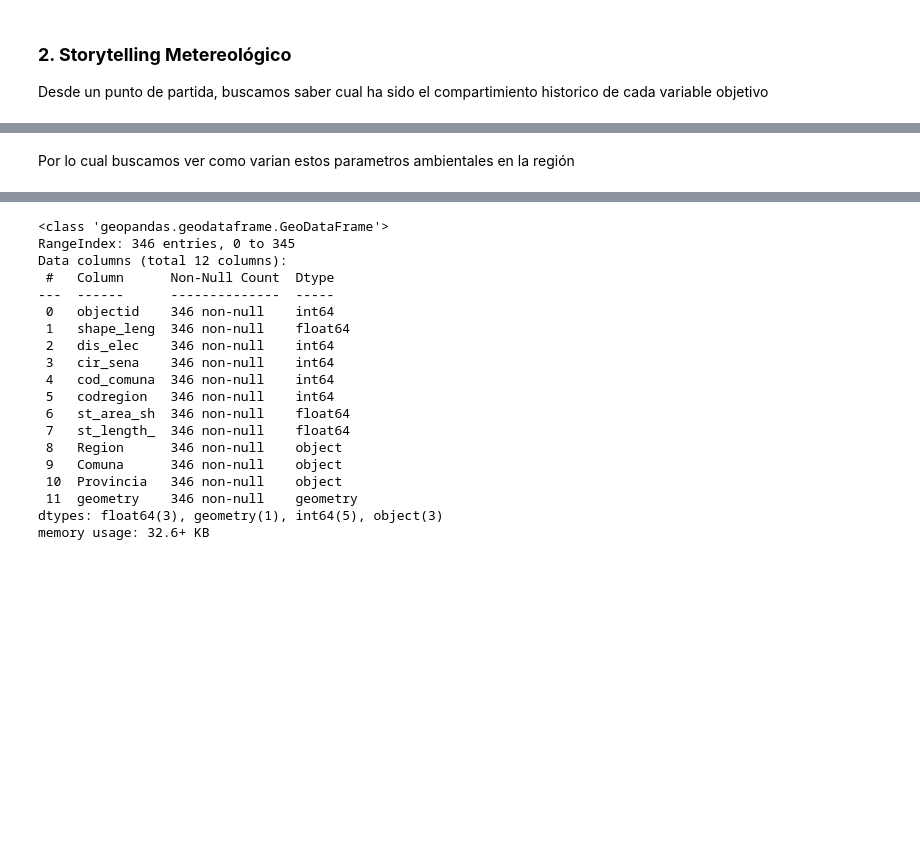
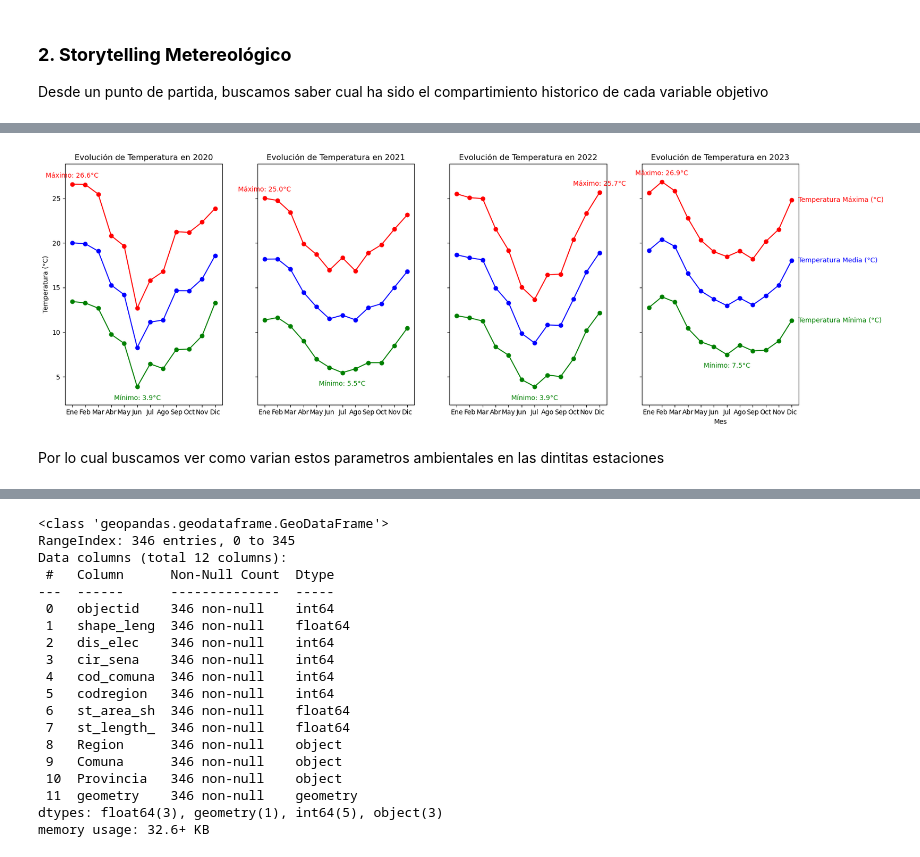
Before and after one commit to csolis97/02_Visualizacion, a Jupyter notebook: 03_Laboratorios/Tarea_4_Solis_Cristhian.ipynb, the cells around one changed output, grey strips where cells are left out. Saved outputs shown, nothing was run; the diff lists cells and outputs as text; code cells hidden in the pictures; blank space fills up the shorter version.

```diff
--- a/03_Laboratorios/Tarea_4_Solis_Cristhian.ipynb
+++ b/03_Laboratorios/Tarea_4_Solis_Cristhian.ipynb
@@ -397,0 +445,4 @@ Index(['Estacion', 'lat', 'long', 'Fecha', 'Valor_T_max', 'Valor_T_min',
+# %%
+# df_filtered_4_years: Filtra df_media_mensual solo los últimos 4 años
+last_4_years = df_media_mensual['año'].unique()[-4:]
+df_filtered_4_years = df_media_mensual[df_media_mensual['año'].isin(last_4_years)]
@@ -499,2 +549,68 @@ plt.show()
+# %%
+# Evolución temperatura ultimos 4 años
+
+# Crear la figura y los ejes
+fig, axs = plt.subplots(1, 4, figsize=(18, 6), sharex=True)
+
+# Establecer los meses como etiquetas
+months = ['Ene', 'Feb', 'Mar', 'Abr', 'May', 'Jun', 'Jul', 'Ago', 'Sep', 'Oct', 'Nov', 'Dic']
+
+# Inicializar límites de temperatura
+y_min = float('inf')
+y_max = float('-inf')
+
+# Calcular los límites máximos y mínimos
+for year in last_4_years:
+    year_data = df_filtered_4_years[df_filtered_4_years['año'] == year]
+    y_min = min(y_min, year_data['Valor_T_min'].min(), year_data['Media_T'].min(), year_data['Valor_T_max'].min())
+    y_max = max(y_max, year_data['Valor_T_min'].max(), year_data['Media_T'].max(), year_data['Valor_T_max'].max())
+
+# Graficar cada año en un subgráfico
+for i, year in enumerate(last_4_years):
+    year_data = df_filtered_4_years[df_filtered_4_years['año'] == year]
+
+    # Graficar las tres líneas
+    axs[i].plot(year_data['mes'], year_data['Valor_T_max'], marker='o', linestyle='-', color='red')
+    axs[i].plot(year_data['mes'], year_data['Media_T'], marker='o', linestyle='-', color='blue')
+    axs[i].plot(year_data['mes'], year_data['Valor_T_min'], marker='o', linestyle='-', color='green')
+
+    # Añadir título para el primer subgráfico
+    if i == 0:
+        axs[i].set_title(f'Evolución de Temperatura en {year}')
+        axs[i].set_ylabel('Temperatura (°C)')  # Solo título para el primer gráfico
+    else:
+        axs[i].set_title(f'Evolución de Temperatura en {year}')
+        axs[i].set_yticklabels([])  # Eliminar ticks del eje y en los demás subgráficos
+        axs[i].set_ylabel('')  # Eliminar título del eje y en los demás subgráficos
+
+    axs[i].grid(False)
+
+    # Establecer los límites del eje y
+    axs[i].set_ylim(y_min - 2, y_max + 2)  # Ajusta el margen según sea necesario
+
+    # Establecer ticks para el eje x
+    axs[i].set_xticks(range(1, 13))  # Meses de 1 a 12
+    axs[i].set_xticklabels(months)  # Etiquetas de los meses
+
+   # Anotar los valores mínimos y máximos
+    min_temp = year_data['Valor_T_min'].min()
+    max_temp = year_data['Valor_T_max'].max()
+    axs[i].annotate(f'Mínimo: {min_temp:.1f}°C', xy=(year_data['mes'][year_data['Valor_T_min'] == min_temp].values[0], min_temp),
+                    xytext=(0, -20), textcoords='offset points', color='green', fontsize=10, ha='center')
+    axs[i].annotate(f'Máximo: {max_temp:.1f}°C', xy=(year_data['mes'][year_data['Valor_T_max'] == max_temp].values[0], max_temp),
+                    xytext=(0, 10), textcoords='offset points', color='red', fontsize=10, ha='center')
+
+    # Añadir leyenda solo en el último subgráfico
+    if i == 3:
+        axs[i].text(12.5, year_data['Valor_T_max'].iloc[-1], 'Temperatura Máxima (°C)', color='red', fontsize=10, va='center')
+        axs[i].text(12.5, year_data['Media_T'].iloc[-1], 'Temperatura Media (°C)', color='blue', fontsize=10, va='center')
+        axs[i].text(12.5, year_data['Valor_T_min'].iloc[-1], 'Temperatura Mínima (°C)', color='green', fontsize=10, va='center')
+
+# Ajustar el diseño
+plt.xlabel('Mes')
+plt.tight_layout()
+plt.show()
+# %% [output]
+[figure, added]
 # %% [markdown]
-Por lo cual buscamos ver como varian estos parametros ambientales en la región
+Por lo cual buscamos ver como varian estos parametros ambientales en las dintitas estaciones
```
Also changed, not shown: parts of 13 cells of this notebook, 1 other file.
